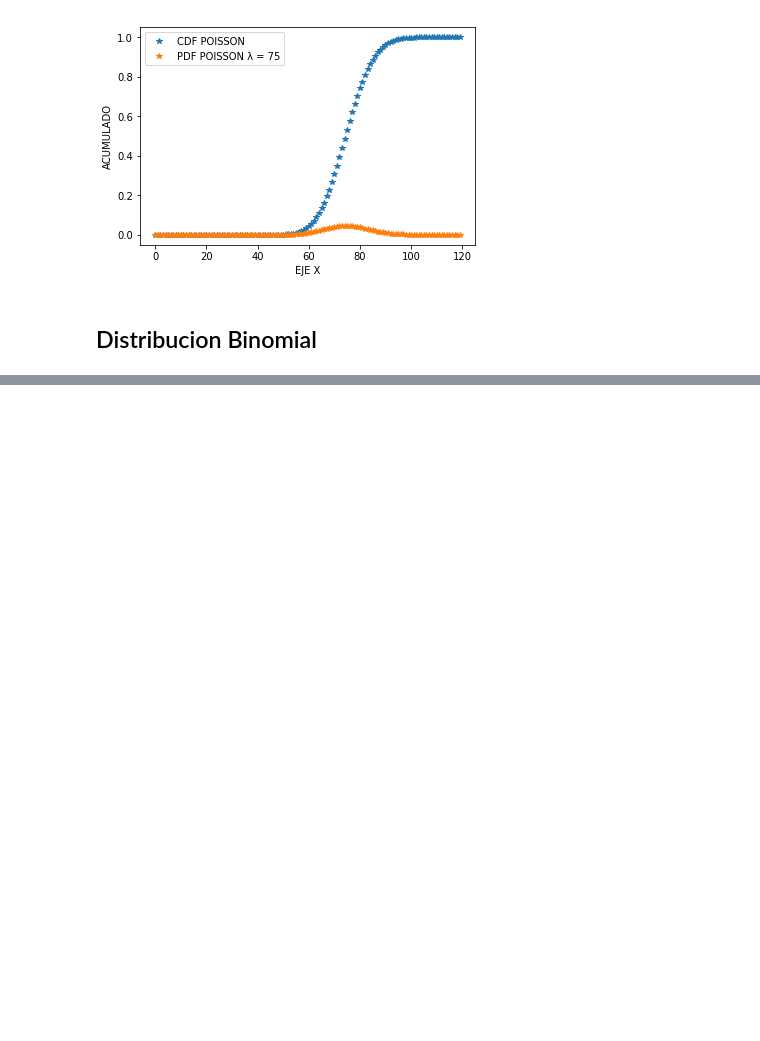
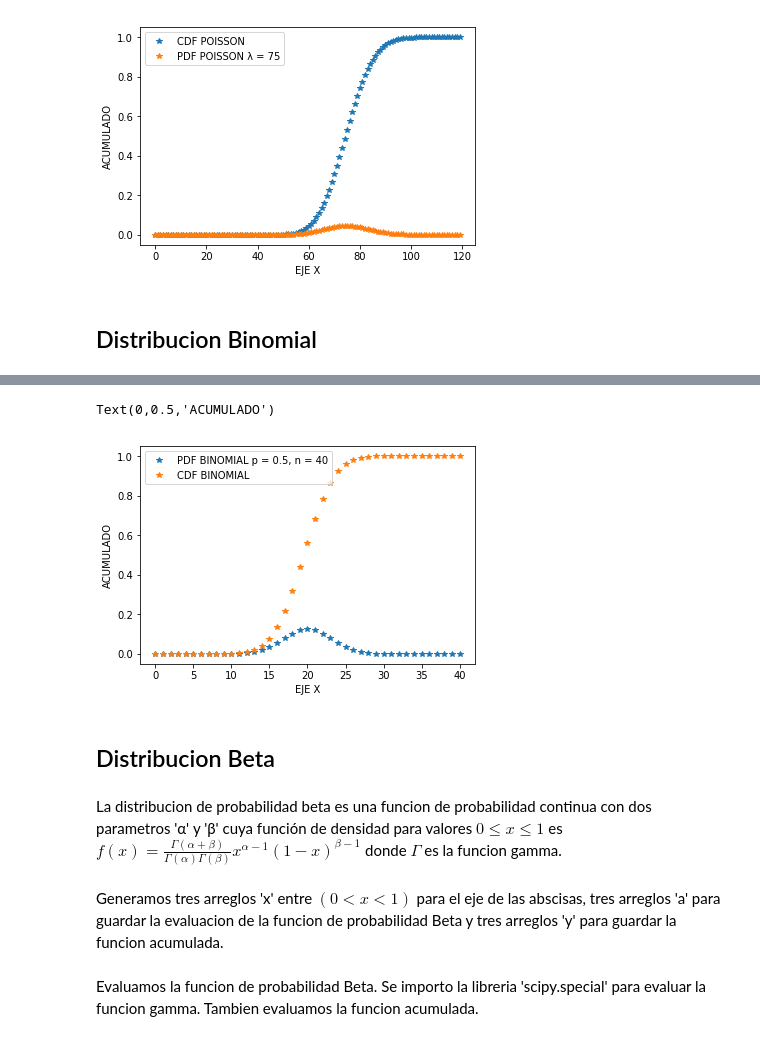
Before and after one commit to LuisEduardoCantero/Data_Science_in_Cosmology, a Jupyter notebook: Semana4/Tarea_Semana4/Ejercicio_distribuciones.ipynb, the cells around one changed output, grey strips where cells are left out. Drawn from its saved outputs; the diff is of its cells as text; code cells hidden in the pictures; blank space fills up the shorter version.

```diff
--- a/Semana4/Tarea_Semana4/Ejercicio_distribuciones.ipynb
+++ b/Semana4/Tarea_Semana4/Ejercicio_distribuciones.ipynb
@@ -296,0 +419,24 @@ Text(0,0.5,'ACUMULADO')
+# %%
+for i in range(0, xf6):
+    a6[i] = comb(n3,x6[i]) * math.pow(p3, x6[i]) * math.pow((1 - p3), (n3 - x6[i]))
+# %%
+y6[0] = 0
+for j in range(1, xf6):
+    y6[j] =  a6[j] + y6[j - 1]
+# %%
+plt.plot(x6,a6, "*", label="PDF BINOMIAL p = 0.5, n = 40")
+plt.plot(x6,y6, "*", label="CDF BINOMIAL")
+plt.legend()
+plt.xlabel("EJE X")
+plt.ylabel("ACUMULADO")
+# %% [output]
+Text(0,0.5,'ACUMULADO')
+[figure, added]
+# %% [markdown]
+## Distribucion Beta
+# %% [markdown]
+La distribucion de probabilidad beta es una funcion de probabilidad continua con dos parametros 'α' y 'β' cuya función de densidad para valores $0 ≤ x ≤ 1$ es
+$f(x) = \frac{\Gamma(α + β)}{\Gamma(α)\Gamma(β)}x^{α-1}(1-x)^{β-1}$
+donde $\Gamma$ es la funcion gamma.
+# %% [markdown]
+Generamos tres arreglos 'x' entre  $(0 < x < 1)$ para el eje de las abscisas, tres arreglos 'a' para guardar la evaluacion de la funcion de probabilidad Beta y tres arreglos 'y' para guardar la funcion acumulada.
@@ -296,0 +462,2 @@ Text(0,0.5,'ACUMULADO')
+# %% [markdown]
+Evaluamos la funcion de probabilidad Beta. Se importo la libreria 'scipy.special' para evaluar la funcion gamma. Tambien evaluamos la funcion acumulada.
```
Also changed, not shown: parts of 162 cells of this notebook.
